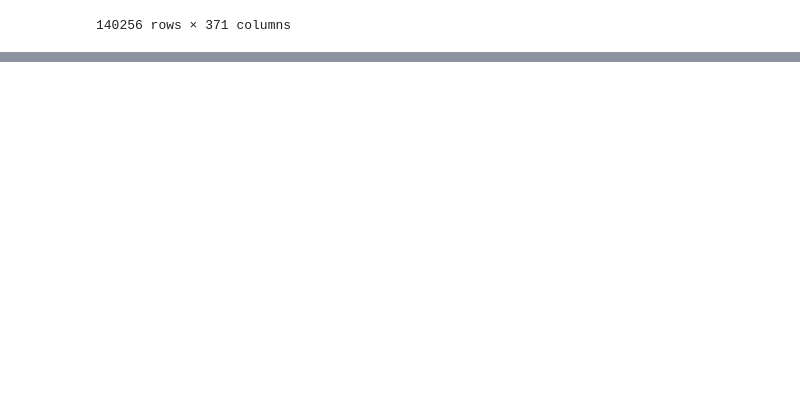
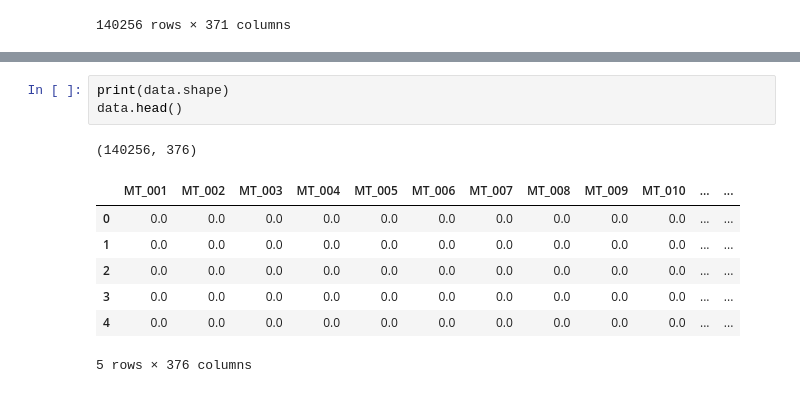
Before and after one commit to Vapss/Analisis-de-series-de-tiempo, a Jupyter notebook: Practica 1/Practica1-Real.ipynb, the cells around one changed output, grey strips where cells are left out. Cells and saved outputs as stored; diff of their text form; blank space fills up the shorter version.

```diff
--- a/Practica 1/Practica1-Real.ipynb
+++ b/Practica 1/Practica1-Real.ipynb
@@ -127,0 +158,12 @@ data
+# %%
+print(data.shape)
+data.head()
+# %% [output]
+(140256, 376)
+|  | MT_001 | MT_002 | MT_003 | MT_004 | MT_005 | MT_006 | MT_007 | MT_008 | MT_009 | MT_010 | ... | ... |
+| 0 | 0.0 | 0.0 | 0.0 | 0.0 | 0.0 | 0.0 | 0.0 | 0.0 | 0.0 | 0.0 | ... | ... |
+| 1 | 0.0 | 0.0 | 0.0 | 0.0 | 0.0 | 0.0 | 0.0 | 0.0 | 0.0 | 0.0 | ... | ... |
+| 2 | 0.0 | 0.0 | 0.0 | 0.0 | 0.0 | 0.0 | 0.0 | 0.0 | 0.0 | 0.0 | ... | ... |
+| 3 | 0.0 | 0.0 | 0.0 | 0.0 | 0.0 | 0.0 | 0.0 | 0.0 | 0.0 | 0.0 | ... | ... |
+| 4 | 0.0 | 0.0 | 0.0 | 0.0 | 0.0 | 0.0 | 0.0 | 0.0 | 0.0 | 0.0 | ... | ... |
+5 rows × 376 columns
```
Also changed, not shown: parts of 11 cells of this notebook, 1 other file.
